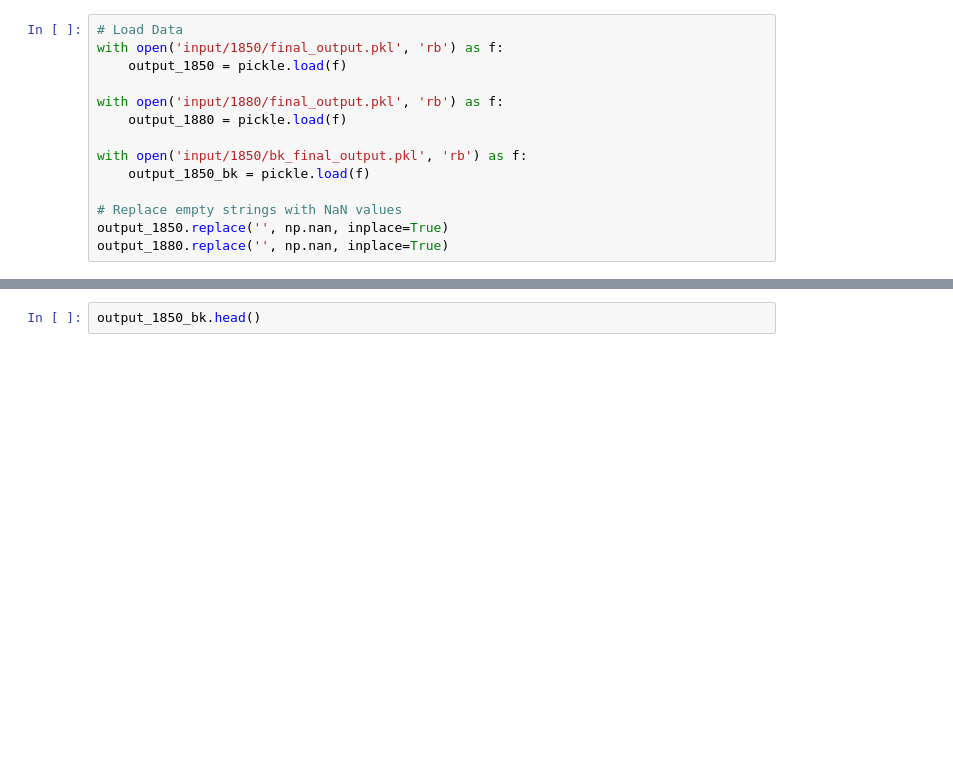
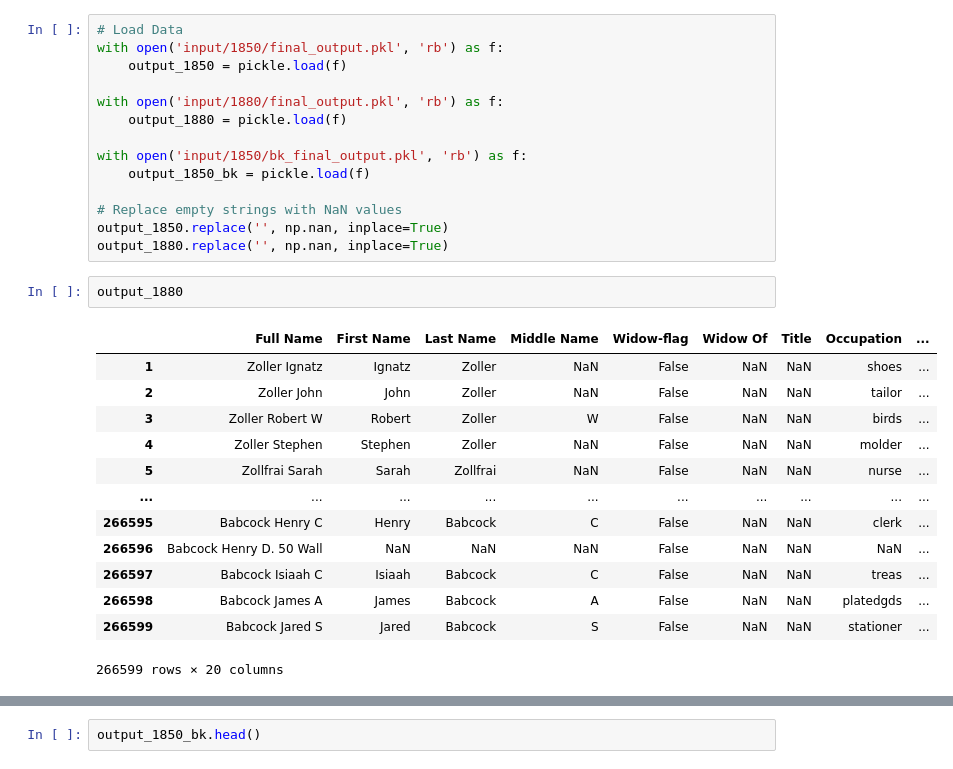
Before and after one commit to CenterForSpatialResearch/hnyc_cd_processing, a Jupyter notebook: EDA.ipynb, the cells around one changed output, grey strips where cells are left out. Drawn from its saved outputs; the diff is of its cells as text; blank space fills up the shorter version.

```diff
--- a/EDA.ipynb
+++ b/EDA.ipynb
@@ -26,3 +26,19 @@ with open('input/1850/bk_final_output.pkl', 'rb') as f:
 # Replace empty strings with NaN values
 output_1850.replace('', np.nan, inplace=True)
 output_1880.replace('', np.nan, inplace=True)
+# %%
+output_1880
+# %% [output]
+|  | Full Name | First Name | Last Name | Middle Name | Widow-flag | Widow Of | Title | Occupation | ... |
+| 1 | Zoller Ignatz | Ignatz | Zoller | NaN | False | NaN | NaN | shoes | ... |
+| 2 | Zoller John | John | Zoller | NaN | False | NaN | NaN | tailor | ... |
+| 3 | Zoller Robert W | Robert | Zoller | W | False | NaN | NaN | birds | ... |
+| 4 | Zoller Stephen | Stephen | Zoller | NaN | False | NaN | NaN | molder | ... |
+| 5 | Zollfrai Sarah | Sarah | Zollfrai | NaN | False | NaN | NaN | nurse | ... |
+| ... | ... | ... | ... | ... | ... | ... | ... | ... | ... |
+| 266595 | Babcock Henry C | Henry | Babcock | C | False | NaN | NaN | clerk | ... |
+| 266596 | Babcock Henry D. 50 Wall | NaN | NaN | NaN | False | NaN | NaN | NaN | ... |
+| 266597 | Babcock Isiaah C | Isiaah | Babcock | C | False | NaN | NaN | treas | ... |
+| 266598 | Babcock James A | James | Babcock | A | False | NaN | NaN | platedgds | ... |
+| 266599 | Babcock Jared S | Jared | Babcock | S | False | NaN | NaN | stationer | ... |
+266599 rows × 20 columns
```
Also changed, not shown: parts of 1 cell of this notebook, 2 other files.
